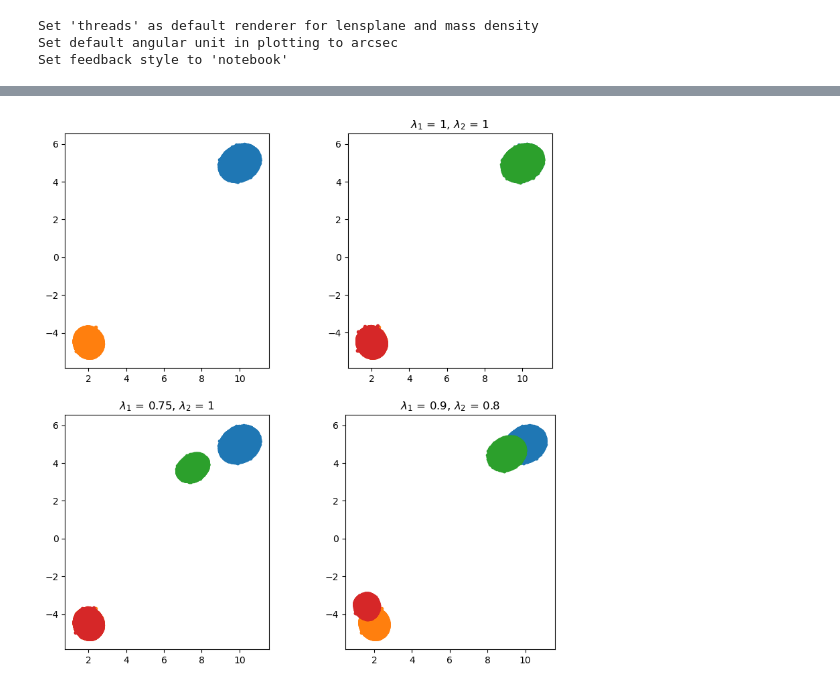
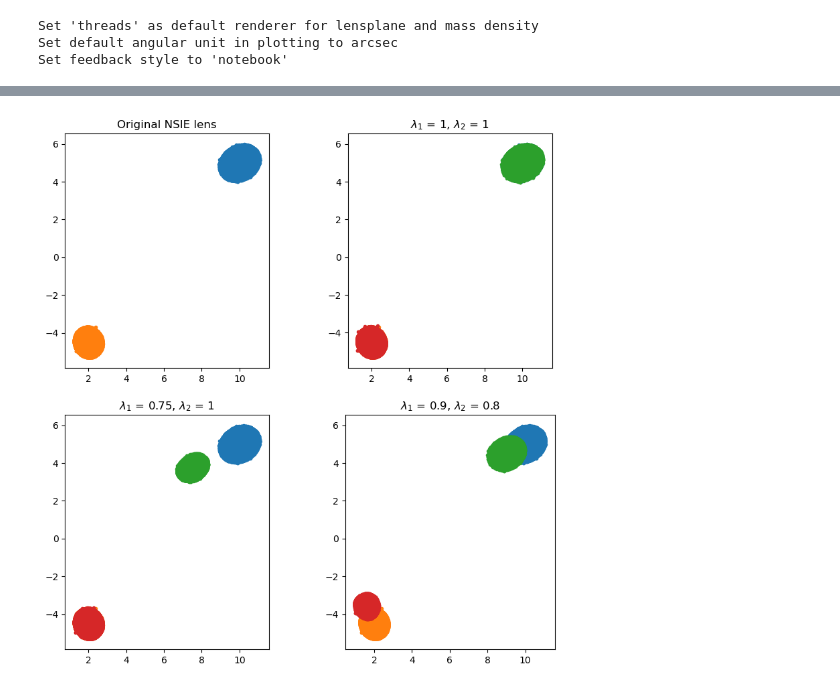
Before and after one commit to j0r1/GRALE2, a Jupyter notebook: pygrale/doc/source/_static/potentialextrap_multisheet.ipynb, the cells around one changed output, grey strips where cells are left out. Saved outputs shown, nothing was run; the diff lists cells and outputs as text; code cells hidden in the pictures.

```diff
--- a/pygrale/doc/source/_static/potentialextrap_multisheet.ipynb
+++ b/pygrale/doc/source/_static/potentialextrap_multisheet.ipynb
@@ -107,9 +132,13 @@ def getMultiMSDLensAndSources(lambda1, lambda2, HW, N, potGradWeight, exactDefle
     src2New = images.EllipticalSource(pos2*lambda2, sz2*lambda2, 0.4, 110)
     return newLens, src1New, src2New
 # %%
-lambdas=[None, [1,1], [0.75,1], [0.9, 0.8]]
+# Different lambda1 and lambda2 scale values that will be explored:
+# - 1, 1:     no rescaling of the sources is used, leads to a lens that has the same effect as the original NSIE
+# - 0.75, 1:  these were the settings used in the article
+# - 0.9, 0.8: just some other scale factors, different for each source
+lambdas=[ [1, 1], [0.75, 1], [0.9, 0.8] ]
 # %%
-newLens, src1New, src2New = getMultiMSDLensAndSources(*lambdas[1], 50, 256, 0.00002, 0.1*ANGLE_ARCSEC, "scs")
+newLens, src1New, src2New = getMultiMSDLensAndSources(*lambdas[0], 50, 256, 0.00002, 0.1*ANGLE_ARCSEC, "scs")
 # %% [output]
 STATUS: Calculating lens potential values
 STATUS: Calculating linear constraints
@@ -119,5 +148,5 @@ STATUS: Done, in 19.1 seconds
 # %%
-newLens2, src1New2, src2New2 = getMultiMSDLensAndSources(*lambdas[2], 50, 256, 0.00002, 0.1*ANGLE_ARCSEC, "scs")
+newLens2, src1New2, src2New2 = getMultiMSDLensAndSources(*lambdas[1], 50, 256, 0.00002, 0.1*ANGLE_ARCSEC, "scs")
 # %% [output]
 STATUS: Calculating lens potential values
 STATUS: Calculating linear constraints
@@ -127,5 +156,5 @@ STATUS: Done, in 18.8 seconds
 # %%
-newLens3, src1New3, src2New3 = getMultiMSDLensAndSources(*lambdas[3], 50, 256, 0.00002, 0.1*ANGLE_ARCSEC, "scs")
+newLens3, src1New3, src2New3 = getMultiMSDLensAndSources(*lambdas[2], 50, 256, 0.00002, 0.1*ANGLE_ARCSEC, "scs")
 # %% [output]
 STATUS: Calculating lens potential values
 STATUS: Calculating linear constraints
@@ -135,25 +164,32 @@ STATUS: Done, in 18.8 seconds
 # %%
+# For the original lens as well as the different extrapolated versions, back-project
+# the images to their source planes. In each plot, the back-projection with the
+# input lens is shown as well, so it is clear which sources have been rescaled.
+#
+# Since a simple MSD lens was used to get the required deflection angles, the rescaling
+# is always done towards the origin.
 plt.figure(figsize=(10,10))
 plt.subplot(2,2,1)
+plt.title("Original NSIE lens")
 plotutil.plotImagesData(iws.backProject(nsie))
 plt.gca().set_aspect("equal")
 plt.subplot(2,2,2)
-plt.title("$\lambda_1$ = {}, $\lambda_2$ = {}".format(*lambdas[1]))
+plt.title("$\lambda_1$ = {}, $\lambda_2$ = {}".format(*lambdas[0]))
 plotutil.plotImagesData(iws.backProject(nsie))
 plotutil.plotImagesData(iws.backProject(newLens))
 plt.gca().set_aspect("equal")
 plt.subplot(2,2,3)
-plt.title("$\lambda_1$ = {}, $\lambda_2$ = {}".format(*lambdas[2]))
+plt.title("$\lambda_1$ = {}, $\lambda_2$ = {}".format(*lambdas[1]))
 plotutil.plotImagesData(iws.backProject(nsie))
 plotutil.plotImagesData(iws.backProject(newLens2))
 plt.gca().set_aspect("equal")
 plt.subplot(2,2,4)
-plt.title("$\lambda_1$ = {}, $\lambda_2$ = {}".format(*lambdas[3]))
+plt.title("$\lambda_1$ = {}, $\lambda_2$ = {}".format(*lambdas[2]))
 plotutil.plotImagesData(iws.backProject(nsie))
 plotutil.plotImagesData(iws.backProject(newLens3))
 plt.gca().set_aspect("equal")
 # %% [output]
-[figure, old version]
+[figure, new version]
 # %%
 liNew = plotutil.LensInfo(newLens, size=80*ANGLE_ARCSEC,zd=zd)
 liNew2 = plotutil.LensInfo(newLens2, size=80*ANGLE_ARCSEC,zd=zd)
```
Also changed, not shown: parts of 18 cells of this notebook, 1 other file.
